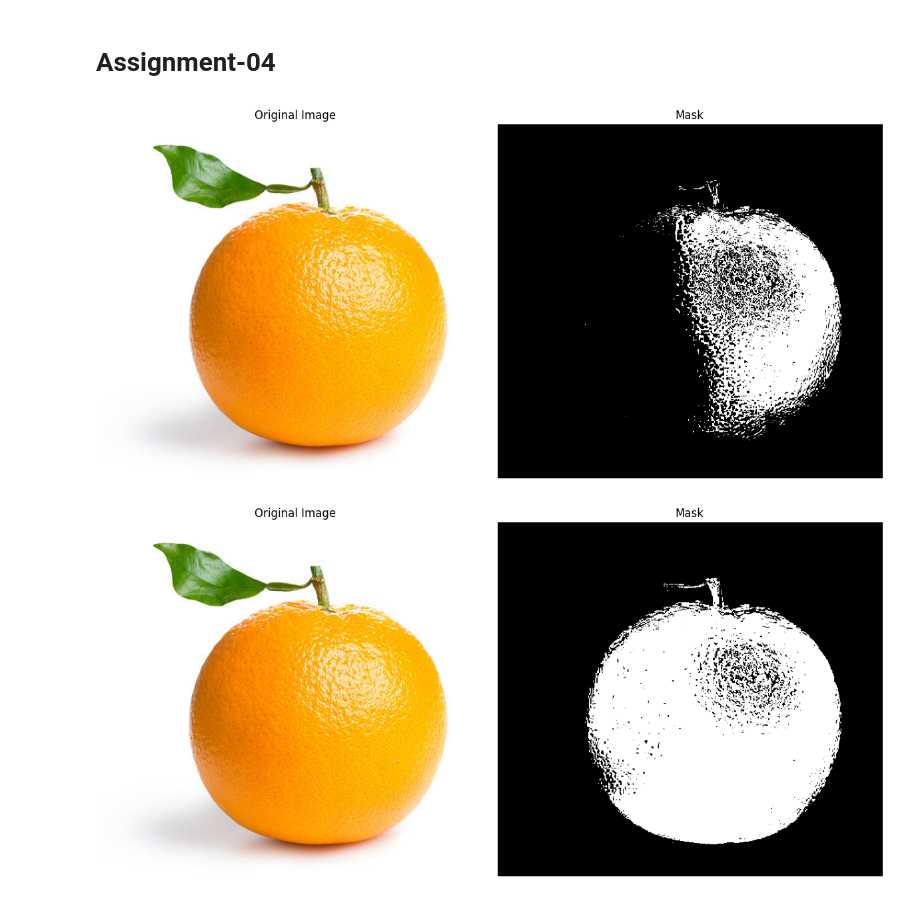
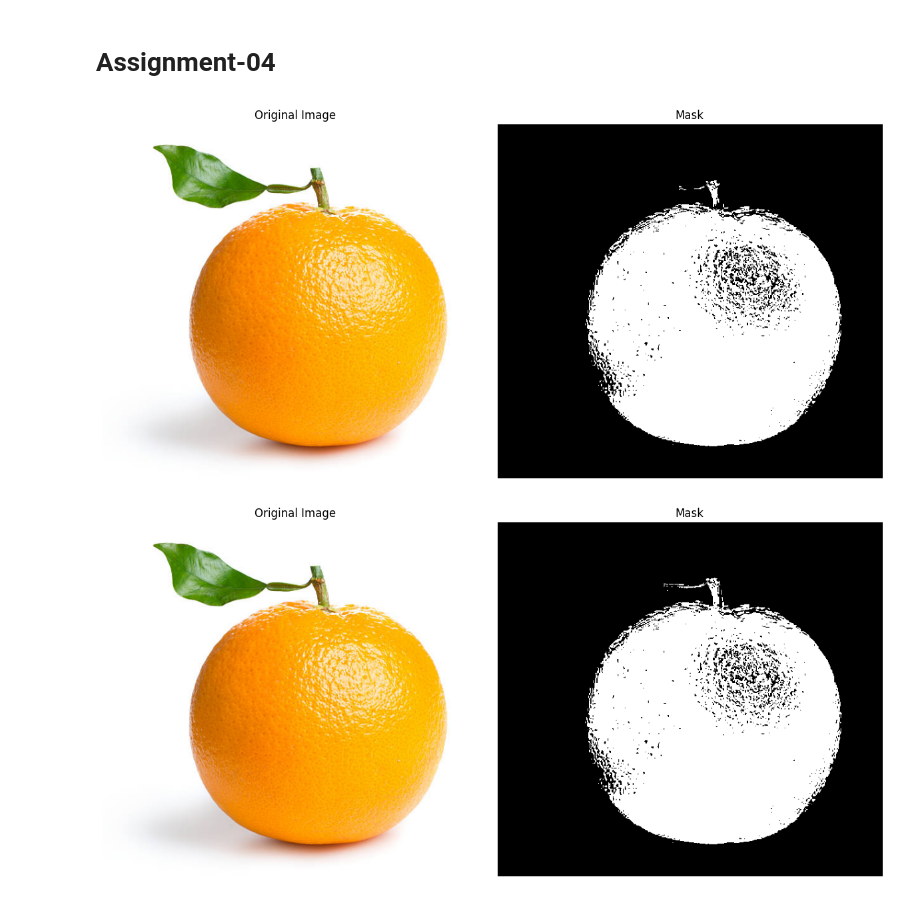
Before and after one commit to raselsarker69/Introduction-to-Image-processing, a Jupyter notebook: Image processing class & notes/Class - 04/Multicolor thresholding/Multicolor Image thresholding.ipynb, the cells around one changed output. Drawn from its saved outputs; the diff is of its cells as text; code cells hidden in the pictures.

```diff
--- a/Image processing class & notes/Class - 04/Multicolor thresholding/Multicolor Image thresholding.ipynb
+++ b/Image processing class & notes/Class - 04/Multicolor thresholding/Multicolor Image thresholding.ipynb
@@ -130,35 +130,35 @@ hsv = cv.cvtColor(image, cv.COLOR_BGR2HSV)
 
 
 # Define range of yellow color in HSV
-lower_yellow = np.array([20, 100, 100])  # Lower bound for yellow
+lower_yellow = np.array([15, 100, 100])  # Lower bound for yellow
 upper_yellow = np.array([25, 255, 255])  # Upper bound for yellow
 
 
 # Create a mask for yellow color
 mask = cv.inRange(hsv, lower_yellow, upper_yellow)
 
 
 # Apply the mask to the image.
 image_rgb = cv.cvtColor(image, cv.COLOR_BGR2RGB)
 
 
 # Display the images using Matplotlib
 plt.figure(figsize=(12, 6))
 
 plt.subplot(1, 2, 1)
 plt.imshow(image_rgb)
 plt.title('Original Image')
 plt.axis('off')
 
 plt.subplot(1, 2, 2)
 plt.imshow(mask, cmap='gray')
 plt.title('Mask')
 plt.axis('off')
 
 plt.tight_layout()
 plt.show()
 # %% [output]
-[figure, old version]
+[figure, new version]
 # %%
 # detecting single color
 import cv2 as cv
```
Also changed, not shown: 6 other files.
